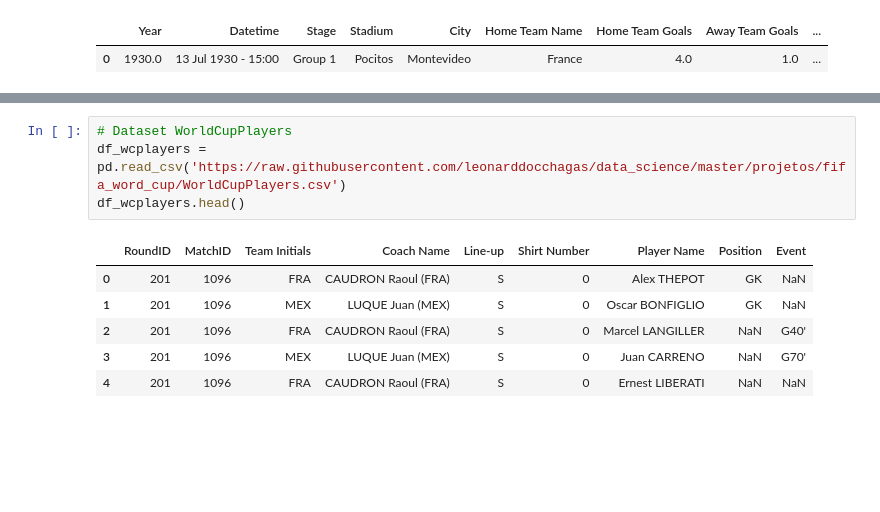
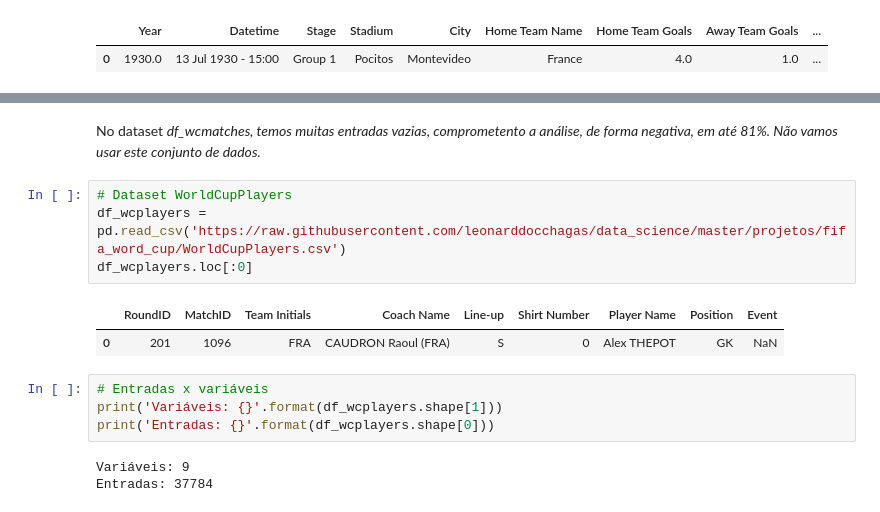
Before and after one commit to leonarddocchagas/data_science, a Jupyter notebook: FIFA_World_Cup.ipynb, the cells around one changed output, grey strips where cells are left out. Drawn from its saved outputs; the diff is of its cells as text; blank space fills up the shorter version.

```diff
--- a/FIFA_World_Cup.ipynb
+++ b/FIFA_World_Cup.ipynb
@@ -39,11 +70,16 @@ df_wcmatches.loc[:0]
+# %% [markdown]
+No dataset <i>df_wcmatches<i/>, temos muitas entradas vazias, comprometento a análise, de forma negativa, em até 81%. Não vamos usar este conjunto de dados.
 # %%
 # Dataset WorldCupPlayers
 df_wcplayers = pd.read_csv('https://raw.githubusercontent.com/leonarddocchagas/data_science/master/projetos/fifa_word_cup/WorldCupPlayers.csv')
-df_wcplayers.head()
+df_wcplayers.loc[:0]
 # %% [output]
 |  | RoundID | MatchID | Team Initials | Coach Name | Line-up | Shirt Number | Player Name | Position | Event |
 | 0 | 201 | 1096 | FRA | CAUDRON Raoul (FRA) | S | 0 | Alex THEPOT | GK | NaN |
-| 1 | 201 | 1096 | MEX | LUQUE Juan (MEX) | S | 0 | Oscar BONFIGLIO | GK | NaN |
-| 2 | 201 | 1096 | FRA | CAUDRON Raoul (FRA) | S | 0 | Marcel LANGILLER | NaN | G40' |
-| 3 | 201 | 1096 | MEX | LUQUE Juan (MEX) | S | 0 | Juan CARRENO | NaN | G70' |
-| 4 | 201 | 1096 | FRA | CAUDRON Raoul (FRA) | S | 0 | Ernest LIBERATI | NaN | NaN |
+# %%
+# Entradas x variáveis
+print('Variáveis: {}'.format(df_wcplayers.shape[1]))
+print('Entradas: {}'.format(df_wcplayers.shape[0]))
+# %% [output]
+Variáveis: 9
+Entradas: 37784
```
Also changed, not shown: parts of 17 cells of this notebook.
